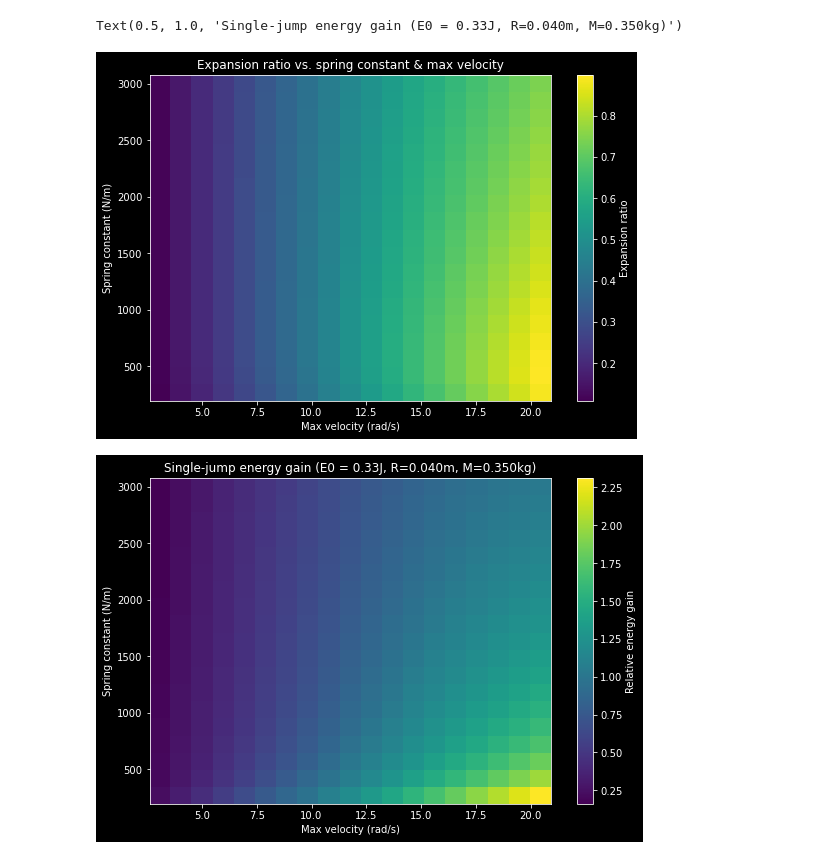
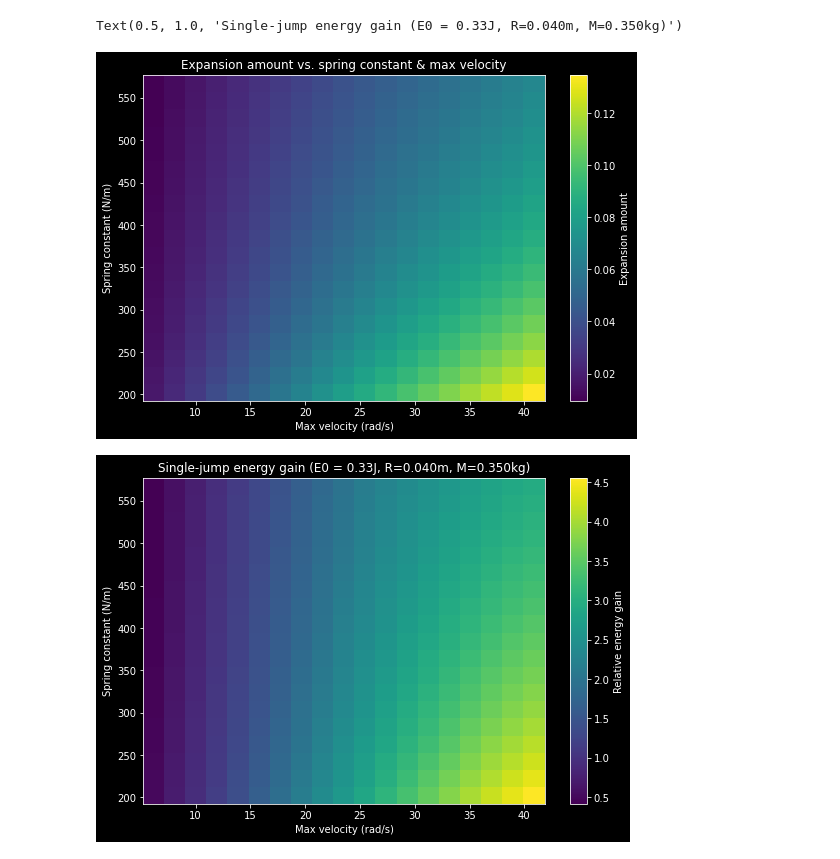
Before and after one commit to lkunelk/hopping-eggplant, a Jupyter notebook: proc/servo_piston_linear_analysis.ipynb, the cells around one changed output. Saved outputs shown, nothing was run; the diff lists cells and outputs as text; code cells hidden in the pictures.

```diff
--- a/proc/servo_piston_linear_analysis.ipynb
+++ b/proc/servo_piston_linear_analysis.ipynb
@@ -9,11 +11,11 @@ plt.style.use('dark_background')
 M = 0.350 # kg
 G = 9.8 # N/kg
 E0 = 0.32722 # J
-Vref = 2 * math.pi / (0.1 * 6)
-Pmax = (7.2 / 2) * (Vref / 2) # JX B70 servo max power
+Vref = 2 * math.pi / (0.11 * 6) # 2 * math.pi / (0.1 * 6)
+Pmax = (3.43 / 2) * (Vref / 2) # JX B70 servo max power
 
-K = np.linspace(385 / 2, 385 * 8, 20)
-Vmax = np.linspace(Vref / 4, Vref * 2, 20) # rad/s
+K = np.linspace(385 / 2, 385 * 1.5, 20)
+Vmax = np.linspace(Vref / 2, Vref * 4, 20) # rad/s
 
 Tstall = Vmax * (Pmax / (Vmax / 2) ** 2)
-R = 0.04
+R = 0.01
@@ -80,19 +69,19 @@ for ki, (k, z2_0_) in enumerate(zip(K, Z2_0)):
 # %%
 DE = (M * (Xf[:,:,0] ** 2 / 2 + Xf[:,:,2] * G) - E0) / E0
 plt.figure(figsize=(9,6))
-plt.pcolor(Vmax, K, (Xf[:,:,2] - Xf[:,:,1]) / Z2_0[:,np.newaxis]) # Y = spring constants, X =
+plt.pcolor(Vmax, K, (Xf[:,:,2] - Xf[:,:,1])) # / Z2_0[:,np.newaxis]) # Y = spring constants, X =
 plt.ylabel('Spring constant (N/m)')
 plt.xlabel('Max velocity (rad/s)')
-plt.colorbar(label='Expansion ratio')
-plt.title('Expansion ratio vs. spring constant & max velocity')
+plt.colorbar(label='Expansion amount')
+plt.title('Expansion amount vs. spring constant & max velocity')
 
 plt.figure(figsize=(9,6))
 plt.pcolor(Vmax, K, DE) # Y = spring constants, X =
 plt.ylabel('Spring constant (N/m)')
 plt.xlabel('Max velocity (rad/s)')
 plt.colorbar(label='Relative energy gain')
 plt.title('Single-jump energy gain (E0 = %.2fJ, R=%.3fm, M=%.3fkg)' % (E0, R, M))
 # %% [output]
 Text(0.5, 1.0, 'Single-jump energy gain (E0 = 0.33J, R=0.040m, M=0.350kg)')
-[figure, old version]
+[figure, new version]
-[figure, old version]
+[figure, new version]
```
Also changed, not shown: parts of 8 cells of this notebook.
